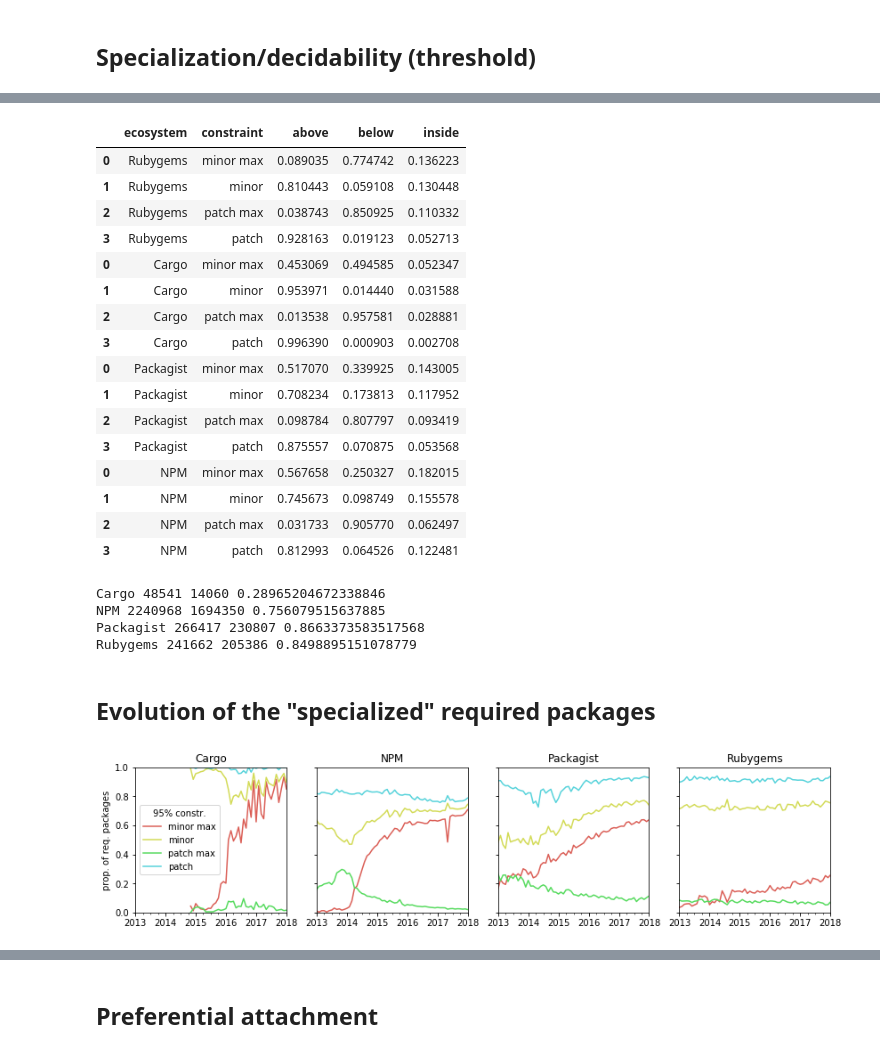
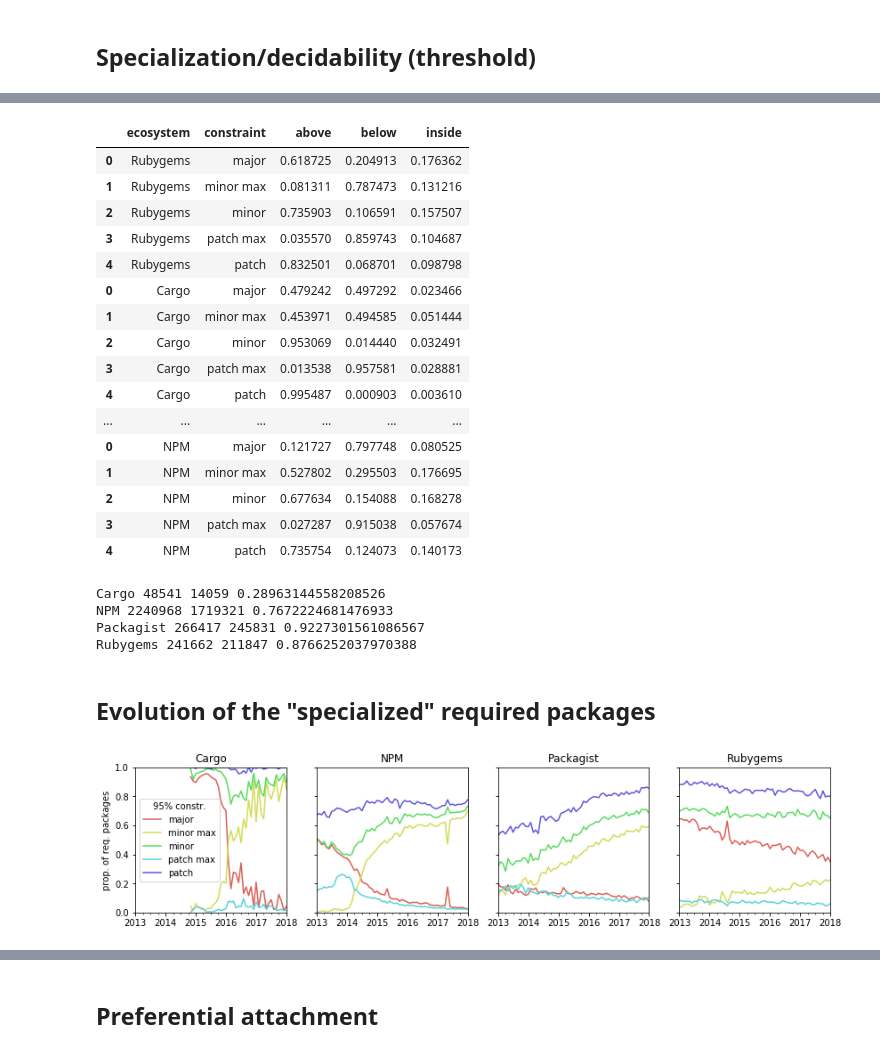
Before and after one commit to AlexandreDecan/secos-constraints, a Jupyter notebook: notebooks/Constraint analysis.ipynb, the cells around one changed output, grey strips where cells are left out. Saved outputs shown, nothing was run; the diff lists cells and outputs as text; code cells hidden in the pictures.

```diff
--- a/notebooks/Constraint analysis.ipynb
+++ b/notebooks/Constraint analysis.ipynb
@@ -1044,14 +1044,14 @@ for i, ecosystem in enumerate(ECOSYSTEMS):
         .drop_duplicates(['package', 'target'], keep='last')
         .assign(dependents=1)
         .groupby(['target'], sort=False)
-        [['dependents', 'minor max', 'minor', 'patch max', 'patch']]
+        [['dependents', 'major', 'minor max', 'minor', 'patch max', 'patch']]
         .sum()
         #[lambda d: d['dependents'] > 1]
         #[lambda d: d['dependents'] >= d['dependents'].median()]
         .pipe(lambda d:
              d.apply(lambda s: s / d['dependents'])
         )
-        .pipe(pandas.melt, value_vars=['minor max', 'minor', 'patch max', 'patch'], var_name='constraint', value_name='proportion')
+        .pipe(pandas.melt, value_vars=['major', 'minor max', 'minor', 'patch max', 'patch'], var_name='constraint', value_name='proportion')
         .assign(
             above=lambda d: d['proportion'] > threshold[1],
             below=lambda d: d['proportion'] < threshold[0],
@@ -1102,22 +1102,22 @@ pandas.concat([
 ])[['ecosystem', 'constraint', 'above', 'below', 'inside']]
 # %% [output]
 |  | ecosystem | constraint | above | below | inside |
-| 0 | Rubygems | minor max | 0.089035 | 0.774742 | 0.136223 |
-| 1 | Rubygems | minor | 0.810443 | 0.059108 | 0.130448 |
-| 2 | Rubygems | patch max | 0.038743 | 0.850925 | 0.110332 |
-| 3 | Rubygems | patch | 0.928163 | 0.019123 | 0.052713 |
-| 0 | Cargo | minor max | 0.453069 | 0.494585 | 0.052347 |
-| 1 | Cargo | minor | 0.953971 | 0.014440 | 0.031588 |
-| 2 | Cargo | patch max | 0.013538 | 0.957581 | 0.028881 |
-| 3 | Cargo | patch | 0.996390 | 0.000903 | 0.002708 |
-| 0 | Packagist | minor max | 0.517070 | 0.339925 | 0.143005 |
-| 1 | Packagist | minor | 0.708234 | 0.173813 | 0.117952 |
-| 2 | Packagist | patch max | 0.098784 | 0.807797 | 0.093419 |
-| 3 | Packagist | patch | 0.875557 | 0.070875 | 0.053568 |
-| 0 | NPM | minor max | 0.567658 | 0.250327 | 0.182015 |
-| 1 | NPM | minor | 0.745673 | 0.098749 | 0.155578 |
-| 2 | NPM | patch max | 0.031733 | 0.905770 | 0.062497 |
-| 3 | NPM | patch | 0.812993 | 0.064526 | 0.122481 |
+| 0 | Rubygems | major | 0.618725 | 0.204913 | 0.176362 |
+| 1 | Rubygems | minor max | 0.081311 | 0.787473 | 0.131216 |
+| 2 | Rubygems | minor | 0.735903 | 0.106591 | 0.157507 |
+| 3 | Rubygems | patch max | 0.035570 | 0.859743 | 0.104687 |
+| 4 | Rubygems | patch | 0.832501 | 0.068701 | 0.098798 |
+| 0 | Cargo | major | 0.479242 | 0.497292 | 0.023466 |
+| 1 | Cargo | minor max | 0.453971 | 0.494585 | 0.051444 |
+| 2 | Cargo | minor | 0.953069 | 0.014440 | 0.032491 |
+| 3 | Cargo | patch max | 0.013538 | 0.957581 | 0.028881 |
+| 4 | Cargo | patch | 0.995487 | 0.000903 | 0.003610 |
+| ... | ... | ... | ... | ... | ... |
+| 0 | NPM | major | 0.121727 | 0.797748 | 0.080525 |
+| 1 | NPM | minor max | 0.527802 | 0.295503 | 0.176695 |
+| 2 | NPM | minor | 0.677634 | 0.154088 | 0.168278 |
+| 3 | NPM | patch max | 0.027287 | 0.915038 | 0.057674 |
+| 4 | NPM | patch | 0.735754 | 0.124073 | 0.140173 |
 # %%
 for ecosystem in ECOSYSTEMS:
     _ = (
@@ -1130,10 +1130,10 @@ for ecosystem in ECOSYSTEMS:
         a, b, b / a
     )
 # %% [output]
-Cargo 48541 14060 0.28965204672338846
-NPM 2240968 1694350 0.756079515637885
-Packagist 266417 230807 0.8663373583517568
-Rubygems 241662 205386 0.8498895151078779
+Cargo 48541 14059 0.28963144558208526
+NPM 2240968 1719321 0.7672224681476933
+Packagist 266417 245831 0.9227301561086567
+Rubygems 241662 211847 0.8766252037970388
 # %% [markdown]
 ## Evolution of the "specialized" required packages
 # %%
@@ -1151,37 +1151,38 @@ for i, ecosystem in enumerate(ECOSYSTEMS):
         [lambda d: ~d['dev']]
         .assign(deps=1)
         .groupby(['target', pandas.Grouper(key='date', freq='M')], sort=False)
-        [['minor max', 'minor', 'patch max', 'patch', 'deps']]
+        [['major', 'minor max', 'minor', 'patch max', 'patch', 'deps']]
         .sum()
         .reset_index(level='date')
         .set_index('date')
         .assign(**{
+            'major': lambda d: d['major'] >= threshold * d['deps'],
             'minor max': lambda d: d['minor max'] >= threshold * d['deps'],
             'minor': lambda d: d['minor'] >= threshold * d['deps'],
             'patch max': lambda d: d['patch max'] >= threshold * d['deps'],
             'patch': lambda d: d['patch'] >= threshold * d['deps'],
         })
         .assign(required=1)
         .groupby(level='date')
         .sum()
     )
 
     (
         data[ecosystem]
         .apply(lambda d: d / d['required'], axis=1)
-        [['minor max', 'minor', 'patch max', 'patch']]
+        [['major', 'minor max', 'minor', 'patch max', 'patch']]
         .plot(ax=ax, legend=False, color=SEC_PALETTE)
     )
 
     ax.set(
         title=ecosystem,
         xlabel='',
         xlim=DATE_RANGE,
         ylabel='prop. of req. packages',
         ylim=(0, 1),
     )
 
 axes[0].legend(loc='center left', ncol=1, title='{:.0%} constr.'.format(threshold))
 savefig(fig, 'required_proportion_by_month')
 # %% [output]
-[figure, old version]
+[figure, new version]
```
Also changed, not shown: parts of 4 cells of this notebook, 5 other files.
